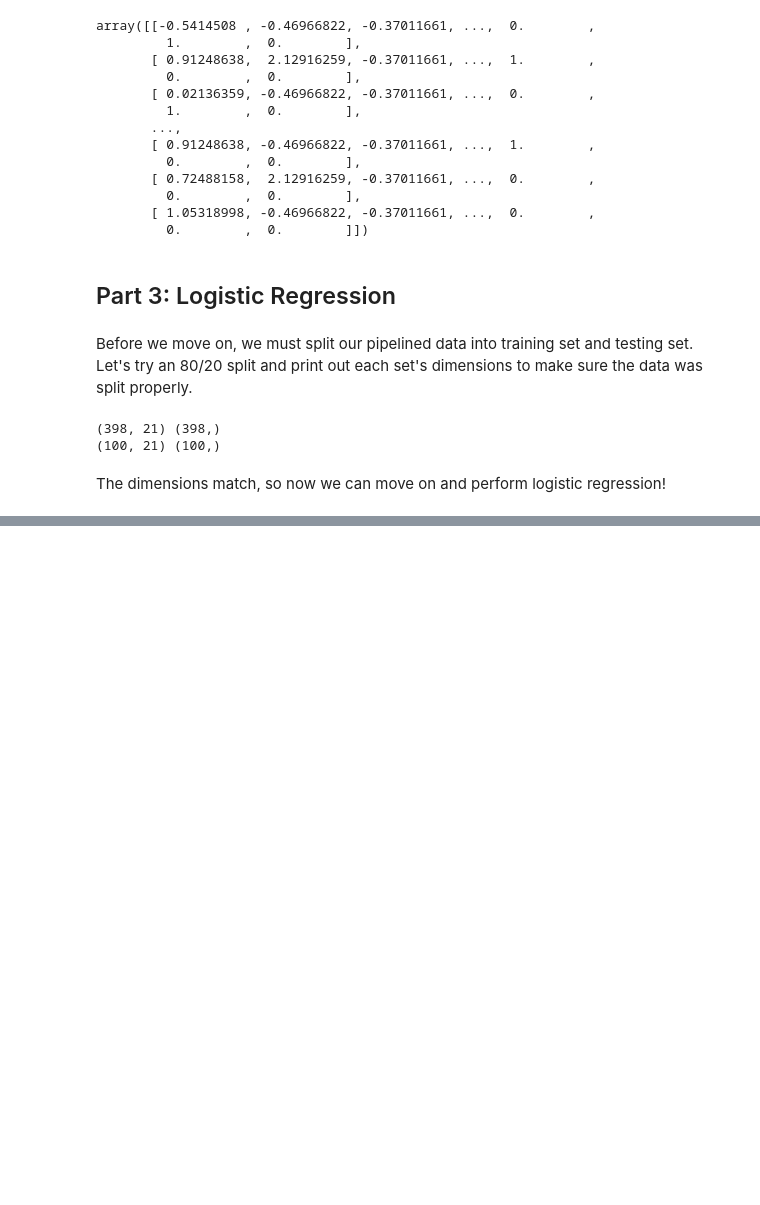
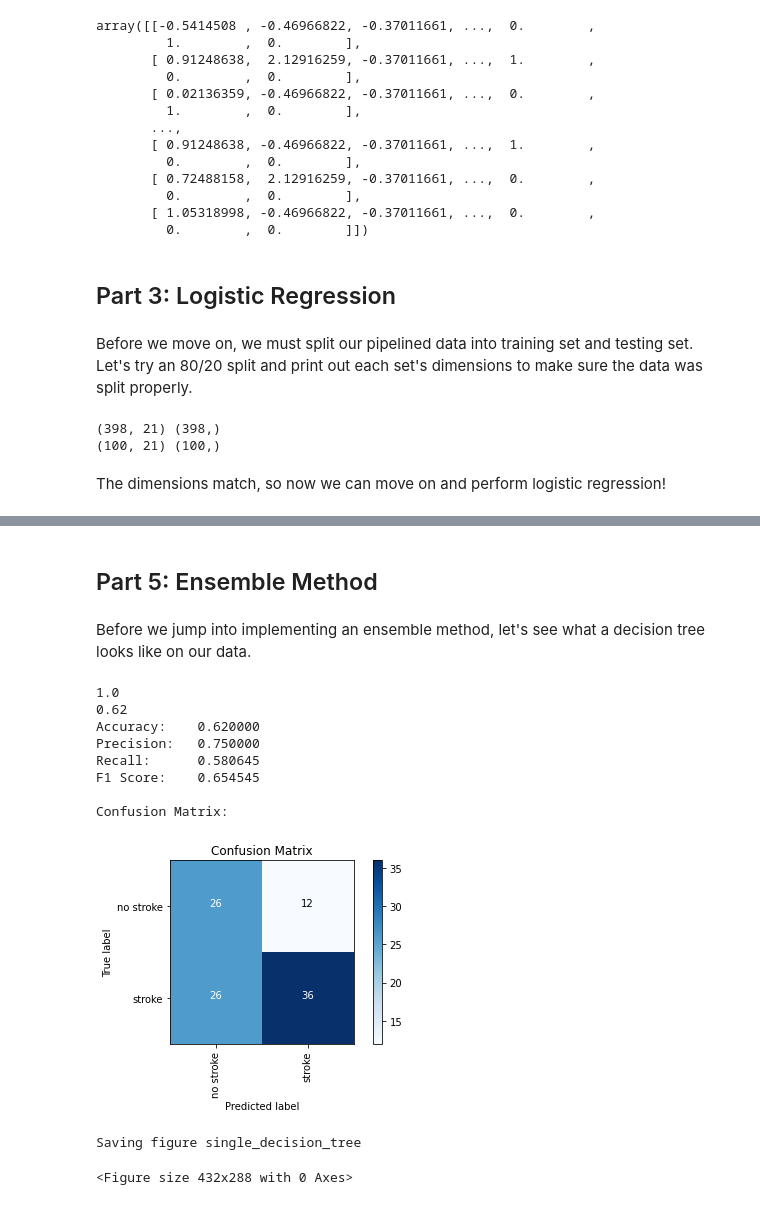
Before and after one commit to bonnieliu2002/CSM148, a Jupyter notebook: Projects/Project 3/Project 3.ipynb, the cells around one changed output, grey strips where cells are left out. Cells and saved outputs as stored; diff of their text form; code cells hidden in the pictures; blank space fills up the shorter version.

```diff
--- a/Projects/Project 3/Project 3.ipynb
+++ b/Projects/Project 3/Project 3.ipynb
@@ -349,0 +402,30 @@ Saving figure logistic_regression_confusion_matrix
+# %% [markdown]
+## Part 5: Ensemble Method
+# %% [markdown]
+Before we jump into implementing an ensemble method, let's see what a decision tree looks like on our data.
+# %%
+dt = DecisionTreeClassifier()
+dt.fit(new_X_train, new_y_train)
+print(dt.score(new_X_train, new_y_train))
+print(dt.score(new_X_test, new_y_test))
+
+predicted = dt.predict(new_X_test)
+print("%-12s %f" % ('Accuracy:', metrics.accuracy_score(new_y_test, predicted)))
+print("%-12s %f" % ('Precision:', metrics.precision_score(new_y_test, predicted)))
+print("%-12s %f" % ('Recall:', metrics.recall_score(new_y_test, predicted)))
+print("%-12s %f" % ('F1 Score:', metrics.f1_score(new_y_test, predicted)))
+print("\nConfusion Matrix:")
+draw_confusion_matrix(new_y_test, predicted, ["no stroke", "stroke"])
+save_fig("single_decision_tree")
+# %% [output]
+1.0
+0.62
+Accuracy:    0.620000
+Precision:   0.750000
+Recall:      0.580645
+F1 Score:    0.654545
+
+Confusion Matrix:
+[figure, added]
+Saving figure single_decision_tree
+<Figure size 432x288 with 0 Axes>
```
Also changed, not shown: parts of 11 cells of this notebook, 4 other files.
